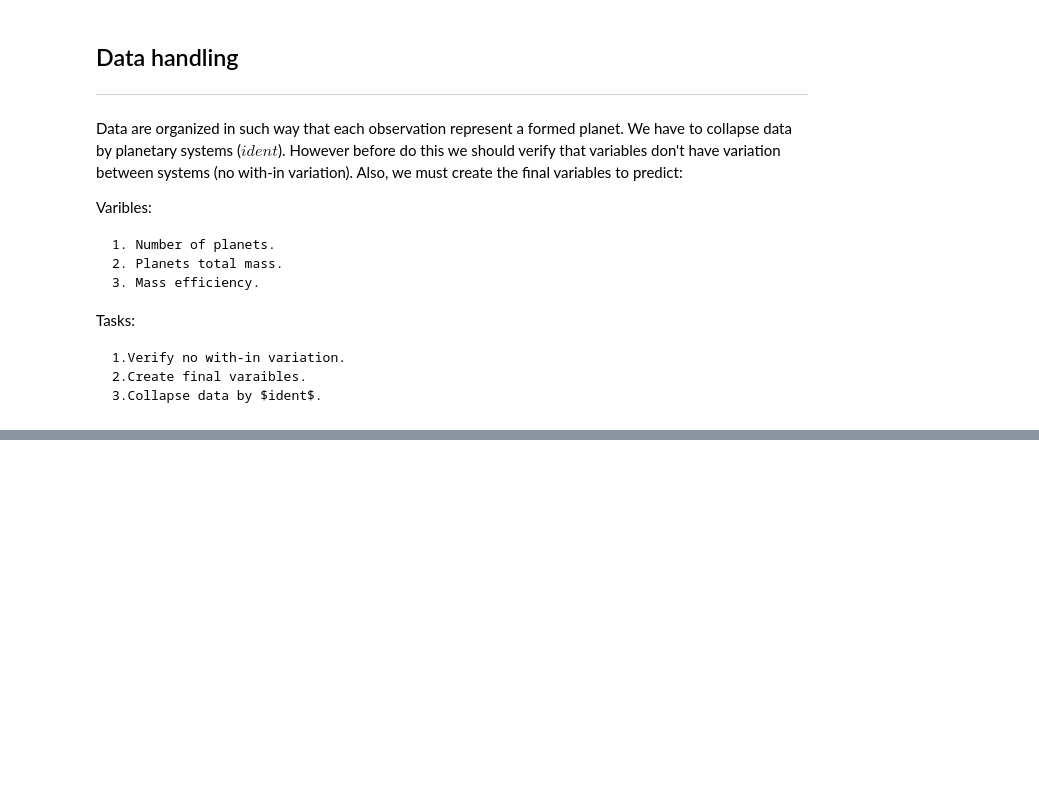
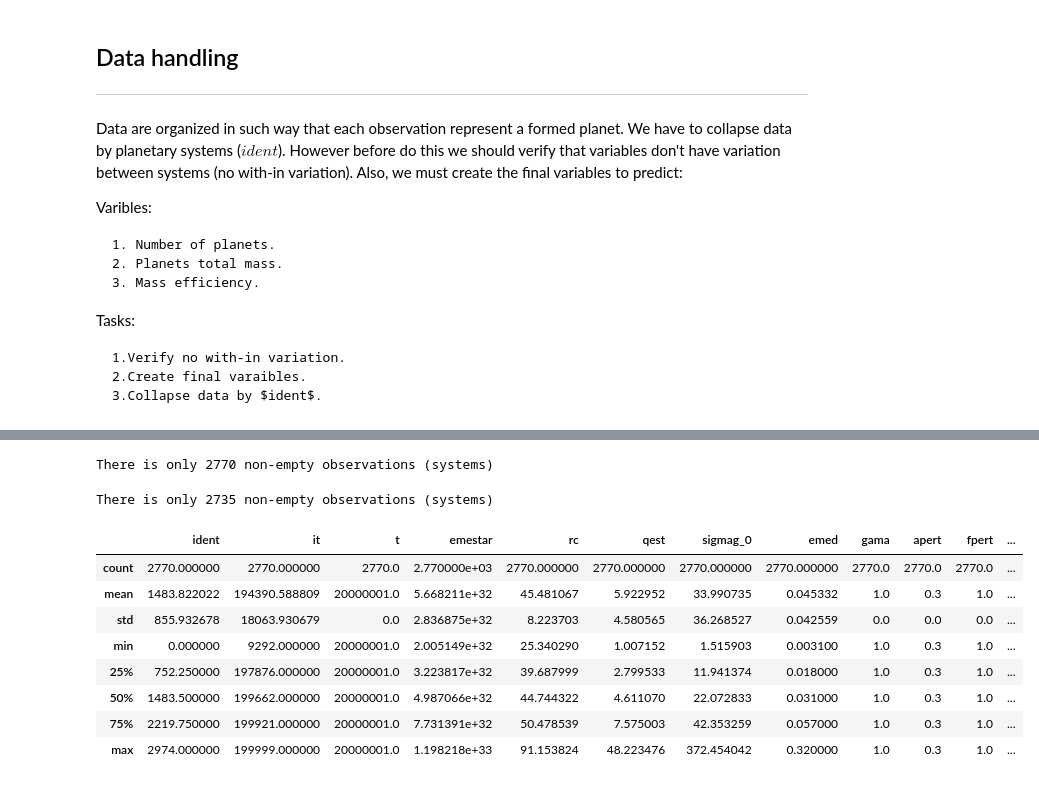
Before and after one commit to cebasfu93/planetaryFormation, a Jupyter notebook: dataExploration.ipynb, the cells around one changed output, grey strips where cells are left out. Cells and saved outputs as stored; diff of their text form; code cells hidden in the pictures; blank space fills up the shorter version.

Commit message:
function to collapse

```diff
--- a/dataExploration.ipynb
+++ b/dataExploration.ipynb
@@ -91,15 +70,26 @@ There is only 2771 non-empty observations (systems)
 # %%
-# 1. Getting the # of planets per system
-# 2. Getting the total mass of planets = (emepla/emet)
-# 3. Getting the mass efficiency = total_mass/emed
-
-num_planets = np.zeros(num_systems)
-solid_mass = np.zeros(num_systems)
-mass_efficiency = np.zeros(num_systems)
-
-for system in unique(actual):
-    actual = high[high['ident'] == system]
-    num_planets[system] = actual['ident'].count()
-    solid_mass[system] = sum(actual['emepla(i)/emet'])
-    mass_efficiency[system] = solid_mass[system]/np.min(actual['emed'])
-    high_systems.loc[1,:] = actual.iloc[0,:]
+def collapse_by_system(dataFrame):
+    ident_systems = unique(dataFrame['ident'])
+    num_systems = len(ident_systems)
+    print('There is only '+str(num_systems),'non-empty observations (systems)')
+    # Define a new Data Frame to store planetary systems information
+    dataFrame_systems = pd.DataFrame(np.nan, index = range(0,0), columns = dataFrame.columns )
+    # 1. Getting the # of planets per system
+    # 2. Getting the total mass of planets = (emepla/emet)
+    # 3. Getting the mass efficiency = total_mass/emed
+    num_planets = np.zeros(num_systems)
+    solid_mass = np.zeros(num_systems)
+    mass_efficiency = np.zeros(num_systems)
+    for sys in range(0,num_systems):
+        system = ident_systems[sys]
+        actual = dataFrame[dataFrame['ident'] == system]
+        num_planets[sys] = actual['ident'].count()
+        solid_mass[sys] = sum(actual['emepla(i)/emet'])
+        mass_efficiency[sys] = solid_mass[sys]/np.min(actual['emed'])
+        dataFrame_systems.loc[sys,:] = actual.iloc[0,:]
+    # Dropping non-initial conditions
+    dataFrame_systems.drop(['emegas(i)','emepla(i)/emet','rplanet(i)/radtie','a(i)'], axis=1, inplace=True)
+    dataFrame_systems['num_planets'] = num_planets
+    dataFrame_systems['solid_mass'] = solid_mass
+    dataFrame_systems['mass_efficiency'] = mass_efficiency
+    return dataFrame_systems
@@ -113,0 +96,20 @@ high_systems.drop(['emegas(i)','emepla(i)/emet','rplanet(i)/radtie','a(i)'], axi
+# %%
+high_systems = collapse_by_system(high)
+# %% [output]
+There is only 2770 non-empty observations (systems)
+# %%
+low_systems = collapse_by_system(low)
+# %% [output]
+There is only 2735 non-empty observations (systems)
+# %%
+high_systems.describe()
+# %% [output]
+|  | ident | it | t | emestar | rc | qest | sigmag_0 | emed | gama | apert | fpert | ... |
+| count | 2770.000000 | 2770.000000 | 2770.0 | 2.770000e+03 | 2770.000000 | 2770.000000 | 2770.000000 | 2770.000000 | 2770.0 | 2770.0 | 2770.0 | ... |
+| mean | 1483.822022 | 194390.588809 | 20000001.0 | 5.668211e+32 | 45.481067 | 5.922952 | 33.990735 | 0.045332 | 1.0 | 0.3 | 1.0 | ... |
+| std | 855.932678 | 18063.930679 | 0.0 | 2.836875e+32 | 8.223703 | 4.580565 | 36.268527 | 0.042559 | 0.0 | 0.0 | 0.0 | ... |
+| min | 0.000000 | 9292.000000 | 20000001.0 | 2.005149e+32 | 25.340290 | 1.007152 | 1.515903 | 0.003100 | 1.0 | 0.3 | 1.0 | ... |
+| 25% | 752.250000 | 197876.000000 | 20000001.0 | 3.223817e+32 | 39.687999 | 2.799533 | 11.941374 | 0.018000 | 1.0 | 0.3 | 1.0 | ... |
+| 50% | 1483.500000 | 199662.000000 | 20000001.0 | 4.987066e+32 | 44.744322 | 4.611070 | 22.072833 | 0.031000 | 1.0 | 0.3 | 1.0 | ... |
+| 75% | 2219.750000 | 199921.000000 | 20000001.0 | 7.731391e+32 | 50.478539 | 7.575003 | 42.353259 | 0.057000 | 1.0 | 0.3 | 1.0 | ... |
+| max | 2974.000000 | 199999.000000 | 20000001.0 | 1.198218e+33 | 91.153824 | 48.223476 | 372.454042 | 0.320000 | 1.0 | 0.3 | 1.0 | ... |
```
Also changed, not shown: parts of 9 cells of this notebook.
